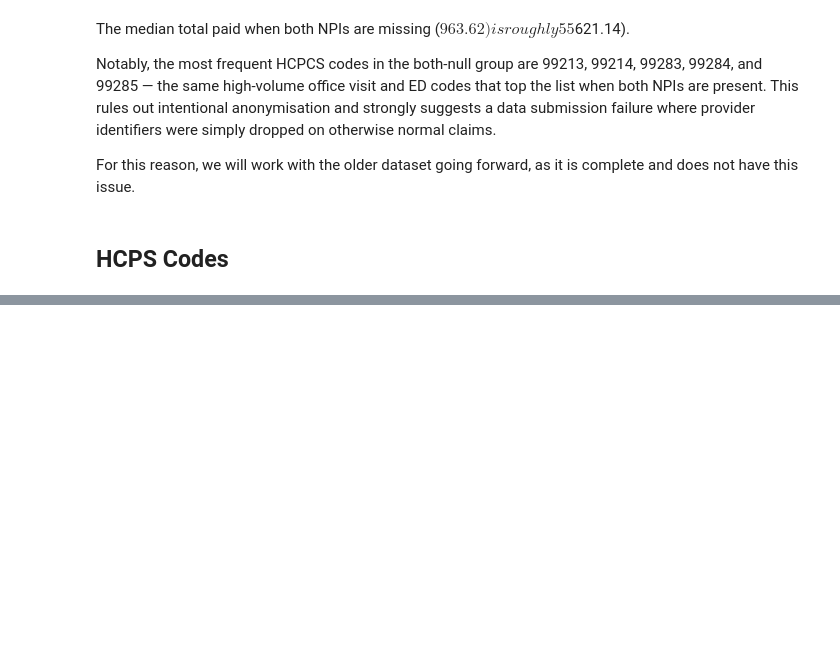
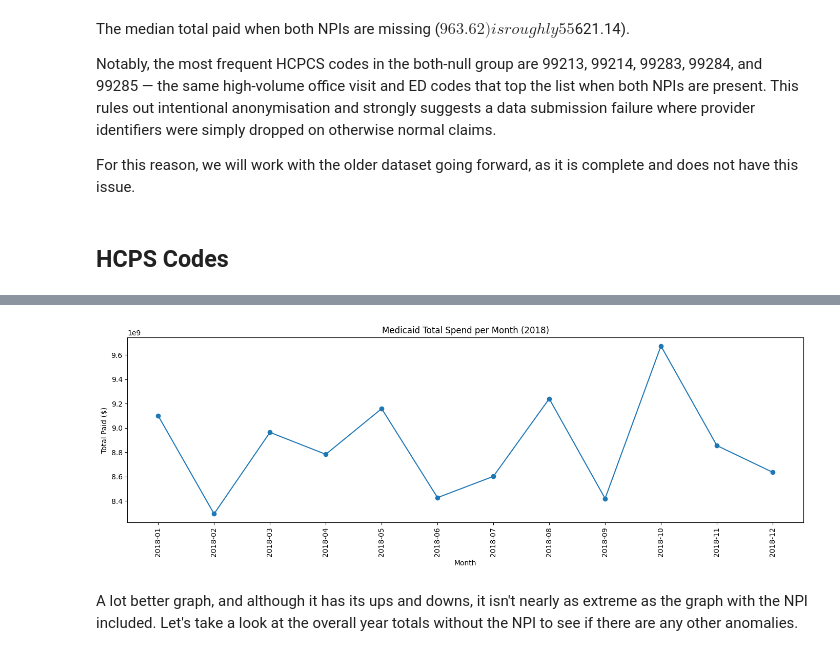
Before and after one commit to adilkassim/medicaid-provider-spending, a Jupyter notebook: notebooks/eda_new.ipynb, the cells around one changed output, grey strips where cells are left out. Saved outputs shown, nothing was run; the diff lists cells and outputs as text; code cells hidden in the pictures; blank space fills up the shorter version.

```diff
--- a/notebooks/eda_new.ipynb
+++ b/notebooks/eda_new.ipynb
@@ -312,0 +618,2 @@ ORDER BY COUNT(HCPCS_CODE) DESC
+# %%
+paid_2018 = con.sql("SELECT CLAIM_FROM_MONTH, SUM(TOTAL_PAID) as TOTAL_PAID from claims_2018 GROUP BY CLAIM_FROM_MONTH ORDER BY CLAIM_FROM_MONTH").to_df()
@@ -312,0 +636,14 @@ ORDER BY COUNT(HCPCS_CODE) DESC
+# %%
+fig, ax = plt.subplots(figsize=(14, 5))
+ax.plot(paid_2018["CLAIM_FROM_MONTH"], paid_2018["TOTAL_PAID"], marker="o", linewidth=1.5)
+ax.set_xlabel("Month")
+ax.set_ylabel("Total Paid ($)")
+ax.set_title("Medicaid Total Spend per Month (2018)")
+ax.tick_params(axis="x", rotation=90)
+plt.tight_layout()
+plt.show()
+# %% [output]
+[figure, added]
+# %% [markdown]
+A lot better graph, and although it has its ups and downs, it isn't nearly as extreme as the graph with the NPI included.
+Let's take a look at the overall year totals without the NPI to see if there are any other anomalies.
```
Also changed, not shown: parts of 39 cells of this notebook.
